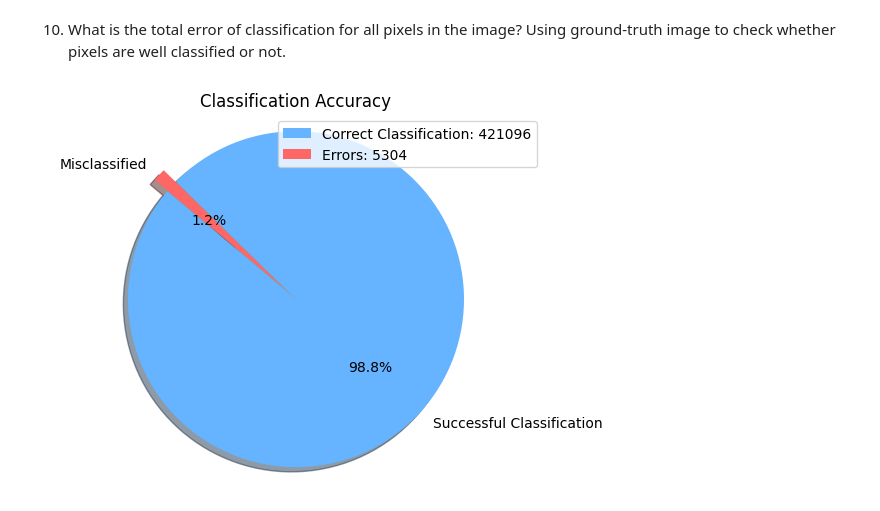
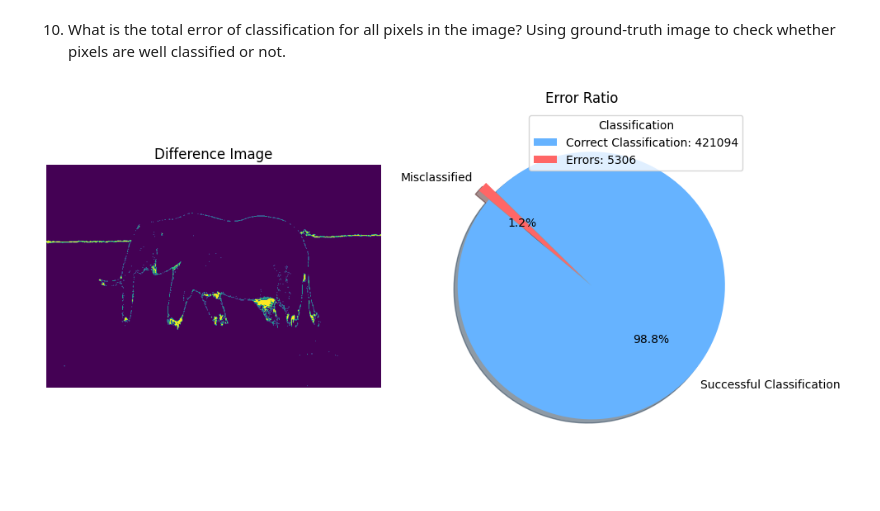
Before and after one commit to thisisel/pattern-recognition, a Jupyter notebook: pattern/MiniProj1_Biomedical/Assignment_1__Bayesian_classifier.ipynb, the cells around one changed output. Cells and saved outputs as stored; diff of their text form; code cells hidden in the pictures; blank space fills up the shorter version.

Commit message:
added the diff  image

```diff
--- a/pattern/MiniProj1_Biomedical/Assignment_1__Bayesian_classifier.ipynb
+++ b/pattern/MiniProj1_Biomedical/Assignment_1__Bayesian_classifier.ipynb
@@ -337,40 +337,48 @@ rgb_to_grayscale = {
     tuple(b_vect): sky.grayscale_val,
 }
 error_count = 0
+diff_result = np.zeros(shape=grayscale_result.shape, dtype=np.uint8)
 
 for y in range(h_gt):
     for x in range(w_gt):
         gt_val = gt_rgb[y, x, :]
         if rgb_to_grayscale.get(tuple(gt_val)) != grayscale_result[y, x]:
             error_count += 1
+            diff_result[y, x] = 255
+
 
 correct_count = h_gt * w_gt - error_count
 success = (correct_count / (h_gt * w_gt)) * 100
 failure = (error_count / (h_gt * w_gt)) * 100
+
+fig_result, axs_result = plt.subplots(1, 2, figsize=(10, 5))  # 1 row, 2 columns
+
+axs_result[0].imshow(diff_result)
+axs_result[0].set_title("Difference Image")
+axs_result[0].axis("off")
 
 labels = ["Successful Classification", "Misclassified"]
 sizes = [success, failure]
 colors = ["#66b3ff", "#ff6666"]
 explode = (0.1, 0)
 
-# Create the pie chart
-plt.pie(
+axs_result[1].pie(
     sizes,
     explode=explode,
     labels=labels,
     colors=colors,
     autopct="%1.1f%%",
     shadow=True,
     startangle=140,
 )
-
-plt.axis("equal")
-plt.title("Classification Accuracy")
-plt.legend(
+axs_result[1].set_title("Error Ratio")
+axs_result[1].legend(
     [f"Correct Classification: {correct_count}", f"Errors: {error_count}"],
+    title="Classification",
     loc="upper right",
 )
 
-plt.show();
+plt.tight_layout()
+plt.show()
 # %% [output]
-[figure, old version]
+[figure, new version]
```
Also changed, not shown: parts of 1 cell of this notebook.
